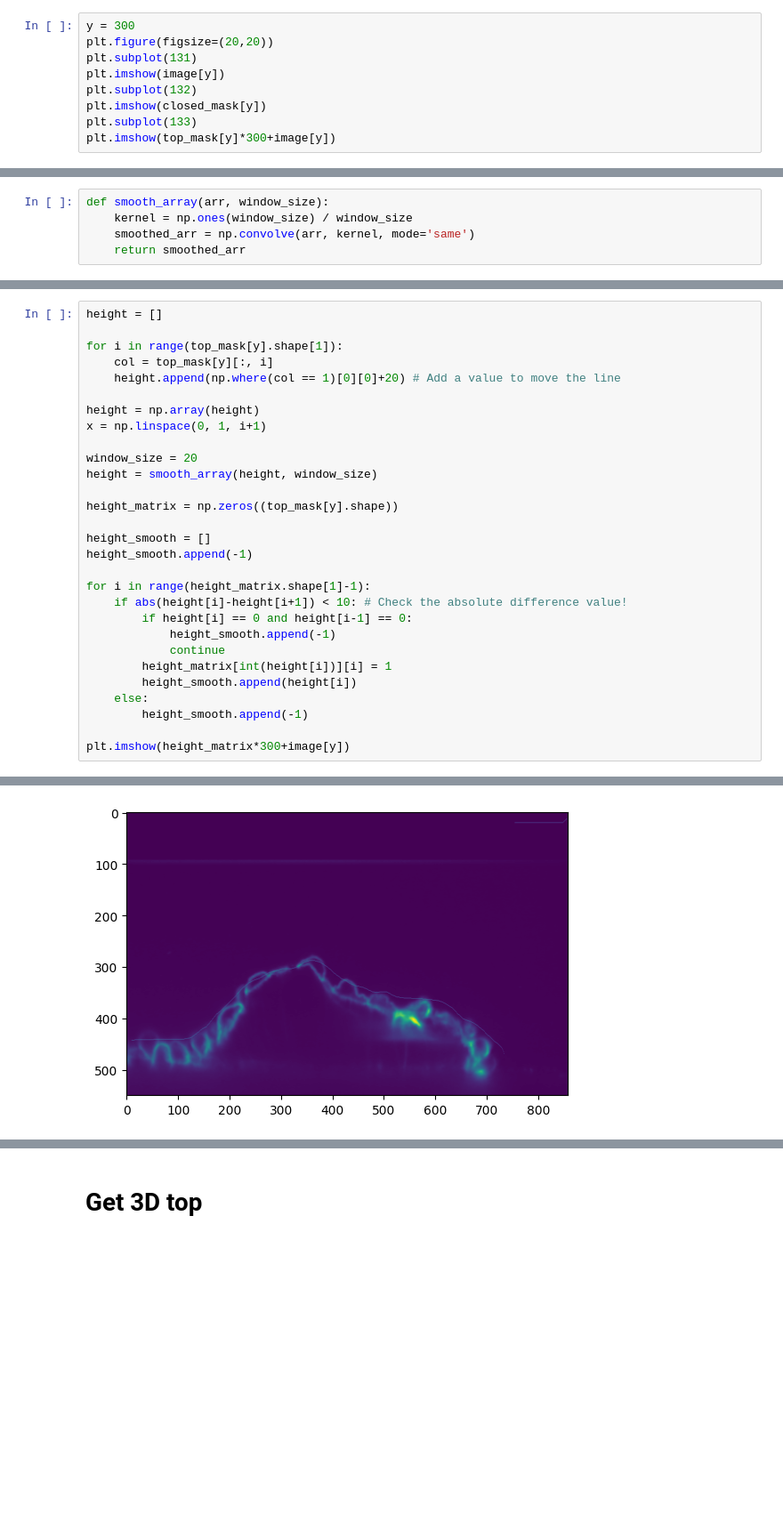
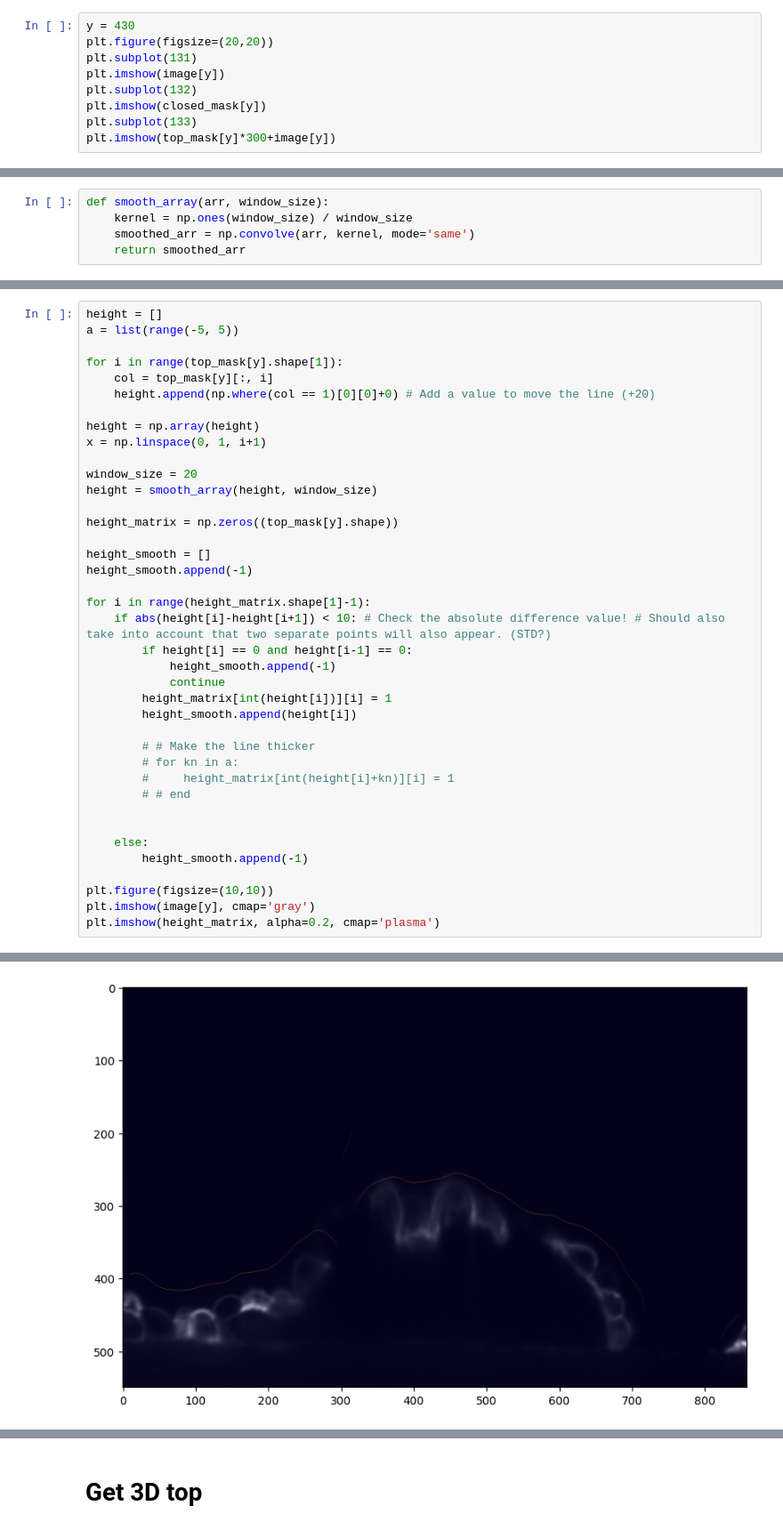
Before and after one commit to P8UXaE/light_sheet_domes, a Jupyter notebook: basalDetection3.ipynb, the cells around one changed output, grey strips where cells are left out. Shown at 89% size. Saved outputs shown, nothing was run; the diff lists cells and outputs as text; blank space fills up the shorter version.

Commit message:
line

```diff
--- a/basalDetection3.ipynb
+++ b/basalDetection3.ipynb
@@ -30,7 +30,7 @@ first_nonzero_indices = np.argmax(closed_mask != 0, axis=1)
 top_mask = np.zeros_like(closed_mask)
 top_mask[np.arange(closed_mask.shape[0])[:, None, None], first_nonzero_indices[:, None, :], np.arange(closed_mask.shape[2])] = 1
 # %%
-y = 300
+y = 430
 plt.figure(figsize=(20,20))
 plt.subplot(131)
 plt.imshow(image[y])
@@ -54,32 +54,42 @@ plt.imshow(top_mask[y])
 # %%
 height = []
+a = list(range(-5, 5))
 
 for i in range(top_mask[y].shape[1]):
     col = top_mask[y][:, i]
-    height.append(np.where(col == 1)[0][0]+20) # Add a value to move the line
+    height.append(np.where(col == 1)[0][0]+0) # Add a value to move the line (+20)
 
 height = np.array(height)
 x = np.linspace(0, 1, i+1)
 
 window_size = 20
 height = smooth_array(height, window_size)
 
 height_matrix = np.zeros((top_mask[y].shape))
 
 height_smooth = []
 height_smooth.append(-1)
 
 for i in range(height_matrix.shape[1]-1):
-    if abs(height[i]-height[i+1]) < 10: # Check the absolute difference value!
+    if abs(height[i]-height[i+1]) < 10: # Check the absolute difference value! # Should also take into account that two separate points will also appear. (STD?)
         if height[i] == 0 and height[i-1] == 0:
             height_smooth.append(-1)
             continue
         height_matrix[int(height[i])][i] = 1
         height_smooth.append(height[i])
+
+        # # Make the line thicker
+        # for kn in a:
+        #     height_matrix[int(height[i]+kn)][i] = 1
+        # # end
+
+
     else:
         height_smooth.append(-1)
 
-plt.imshow(height_matrix*300+image[y])
+plt.figure(figsize=(10,10))
+plt.imshow(image[y], cmap='gray')
+plt.imshow(height_matrix, alpha=0.2, cmap='plasma')
 # %% [output]
 <matplotlib.image.AxesImage at 0x...>
-[figure, old version]
+[figure, new version]
```
Also changed, not shown: parts of 26 cells of this notebook, 5 other files.
